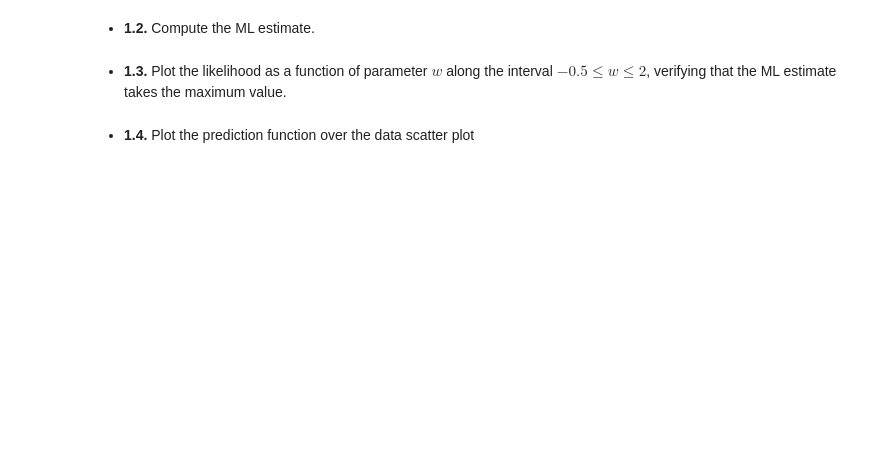
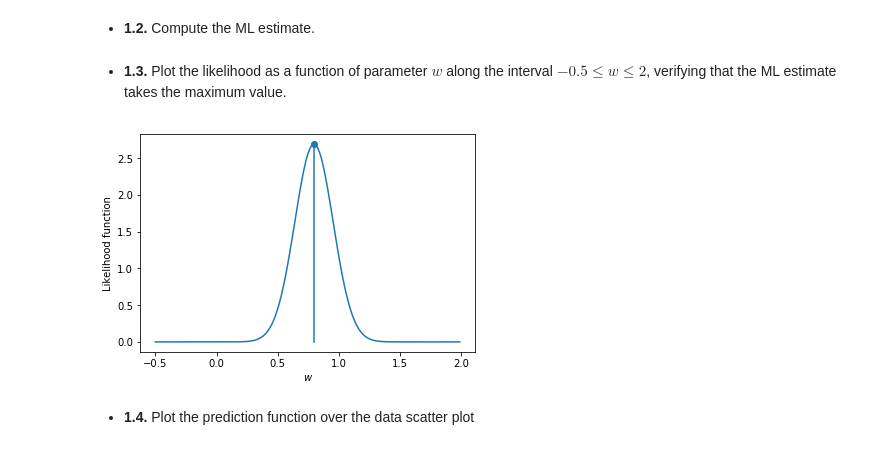
Before and after one commit to ML4DS/ML4all, a Jupyter notebook: R4.ML_Regression/Regression_ML_professor.ipynb, the cells around one changed output. Drawn from its saved outputs; the diff is of its cells as text; code cells hidden in the pictures; blank space fills up the shorter version.

```diff
--- a/R4.ML_Regression/Regression_ML_professor.ipynb
+++ b/R4.ML_Regression/Regression_ML_professor.ipynb
@@ -201,26 +203,28 @@ wML = np.linalg.lstsq(Xcol, s)[0]
 # %%
 K = len(s)
 wGrid = np.arange(-0.5, 2, 0.01)
 
 p = []
 for w in wGrid:
     d = s - X*w
     # p.append(<FILL IN>)
-    p.append((1.0/(np.sqrt(2*np.pi)*sigma_eps))**K * np.exp(-np.dot(d, d)))
+    p.append((1.0/(np.sqrt(2*np.pi)*sigma_eps))**K * np.exp(-np.dot(d, d) / (2*sigma_eps**2)))
 
 # Compute the likelihood for the ML parameter wML
 # d = <FILL IN>
 d = s-X*wML
 # pML = [<FILL IN>]
-pML = [(1.0/(np.sqrt(2*np.pi)*sigma_eps))**K * np.exp(-np.dot(d, d))]
+pML = [(1.0/(np.sqrt(2*np.pi)*sigma_eps))**K * np.exp(-np.dot(d, d) / (2*sigma_eps**2))]
 
 # Plot the likelihood function and the optimal value
 plt.figure()
 plt.plot(wGrid, p)
 plt.stem(wML, pML)
 plt.xlabel('$w$')
 plt.ylabel('Likelihood function')
 plt.show()
+# %% [output]
+[figure, added]
 # %% [markdown]
 * **1.4.** Plot the prediction function over the data scatter plot
 # %%
```
Also changed, not shown: parts of 2 cells of this notebook, 19 other files.
